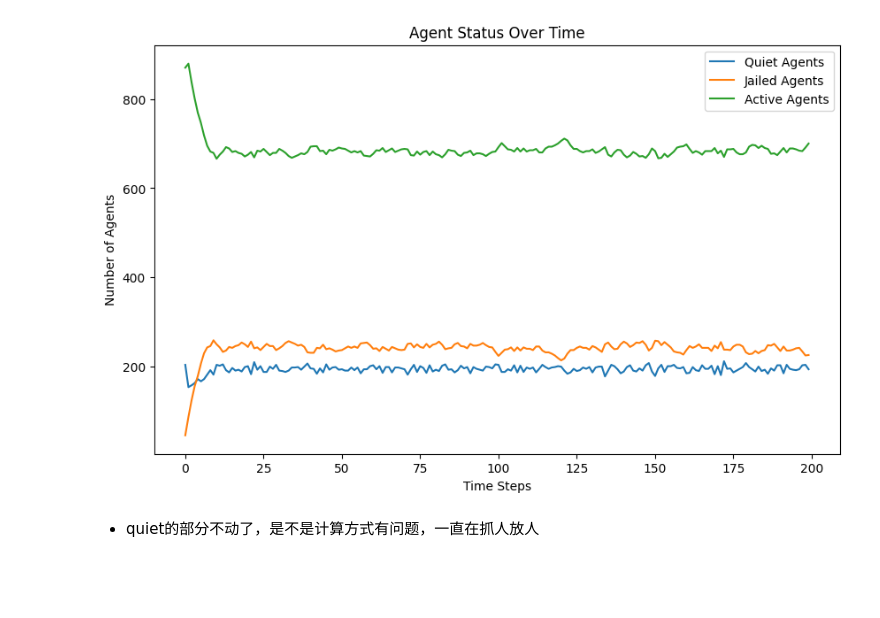
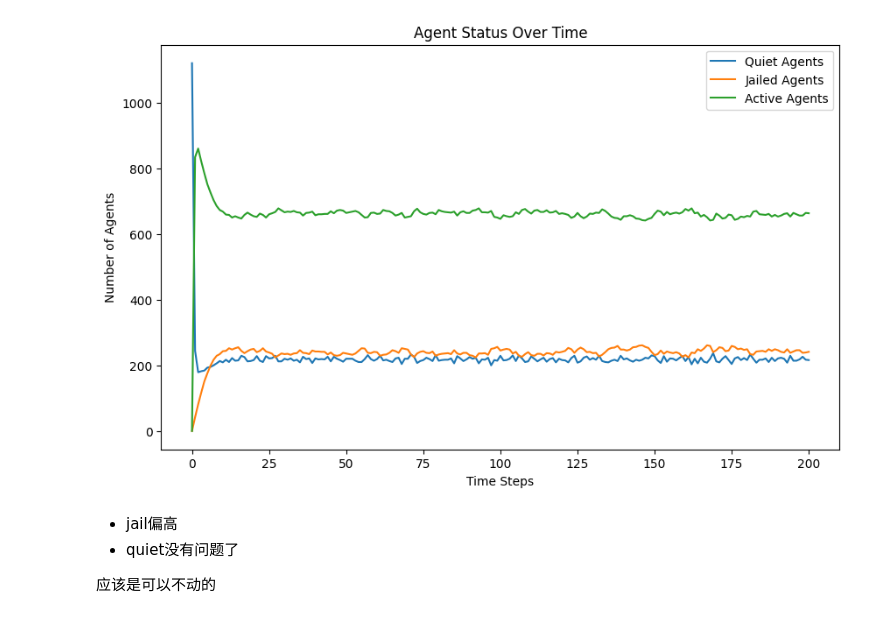
Before and after one commit to Mirrorgo/netlogo-a2, a Jupyter notebook: src/lwz2.ipynb, the cells around one changed output. Saved outputs shown, nothing was run; the diff lists cells and outputs as text; code cells hidden in the pictures; blank space fills up the shorter version.

Commit message:
feat: add first point in plot

```diff
--- a/src/lwz2.ipynb
+++ b/src/lwz2.ipynb
@@ -40,7 +40,8 @@ class Model:
         self.num_agents = int((agent_density / 100) * self.total_cells)
         self.num_cops = int((cop_density / 100) * self.total_cells)
         self.create_entities(self.num_agents,self.num_cops)
-        self.data = {'quiet': [], 'jail': [], 'active': []}
+        self.data = {'quiet': [self.num_agents], 'jail': [0], 'active': [0]}
+
 
     def place_entities_randomly(self):
         positions = [(x, y) for x in range(self.width) for y in range(self.height)]
@@ -90,8 +91,8 @@ class Model:
         def is_position_valid(new_x, new_y):
             for entity in self.entities:
                 x, y = entity.position
-                if new_x == x and new_y == y:
-                    if entity.type == EntityType.COP: # 新位置与已有实体的位置重合
+                if new_x == x and new_y == y: # 新位置与已有实体的位置重合
+                    if entity.type == EntityType.COP:
                         return False
                     elif entity.type == EntityType.AGENT and entity.jail_term == 0:
                         return False
@@ -153,33 +154,36 @@ class Model:
         # Randomly select one active agent to arrest
         if active_agents:
             selected_agent = random.choice(active_agents)
             selected_agent.active = False
             selected_agent.jail_term = random.randint(0, self.max_jail_term)
             # Move cop to the position of the arrested agent
             cop.position = selected_agent.position
 
 # 实例化并运行模型
 AGENT_DENSITY = 70
 COP_DENSITY = 3
 VISION = 7
 K = 2.3
 GOV_LEGITIMACY = 0.3
 MAX_JAIL_TERM = 10
 model = Model(AGENT_DENSITY, COP_DENSITY, VISION, K, GOV_LEGITIMACY, MAX_JAIL_TERM)
 for _ in range(200):
     model.step()
 
 # 绘制结果
 plt.figure(figsize=(10, 6))
 plt.plot(model.data['quiet'], label='Quiet Agents')
 plt.plot(model.data['jail'], label='Jailed Agents')
 plt.plot(model.data['active'], label='Active Agents')
 plt.xlabel('Time Steps')
 plt.ylabel('Number of Agents')
 plt.title('Agent Status Over Time')
 plt.legend()
 plt.show()
 # %% [output]
-[figure, old version]
+[figure, new version]
-# %% [markdown]
-- quiet的部分不动了，是不是计算方式有问题，一直在抓人放人
+# %% [markdown]
+- jail偏高
+- quiet没有问题了
+
+应该是可以不动的
```
Also changed, not shown: 2 other files.
